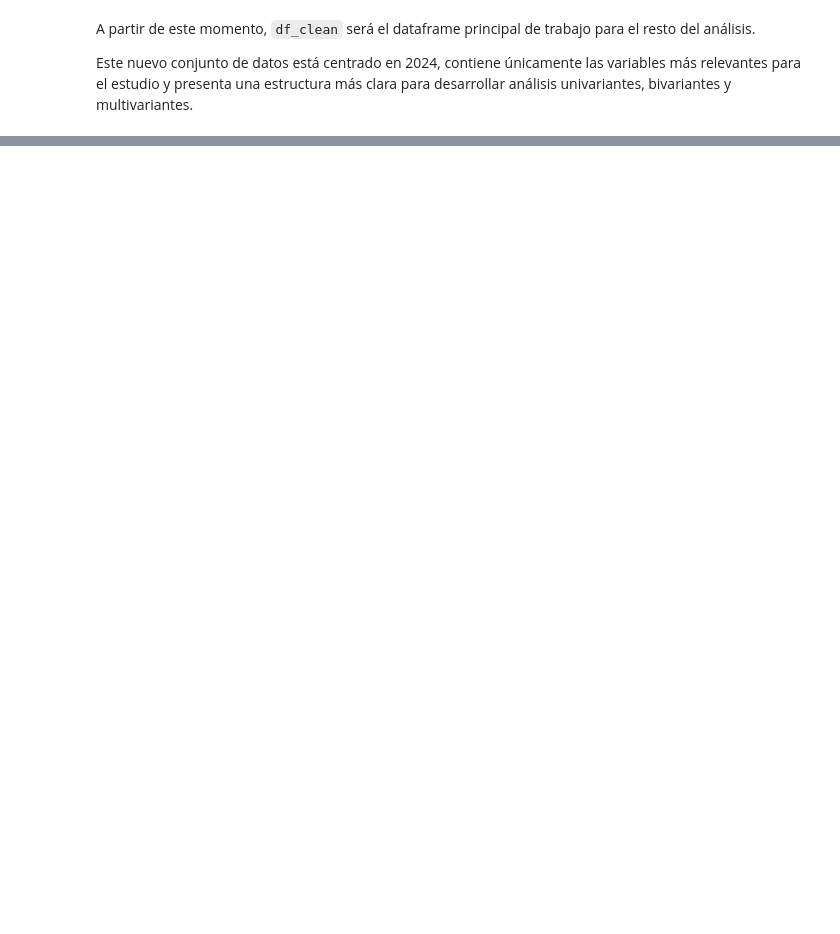
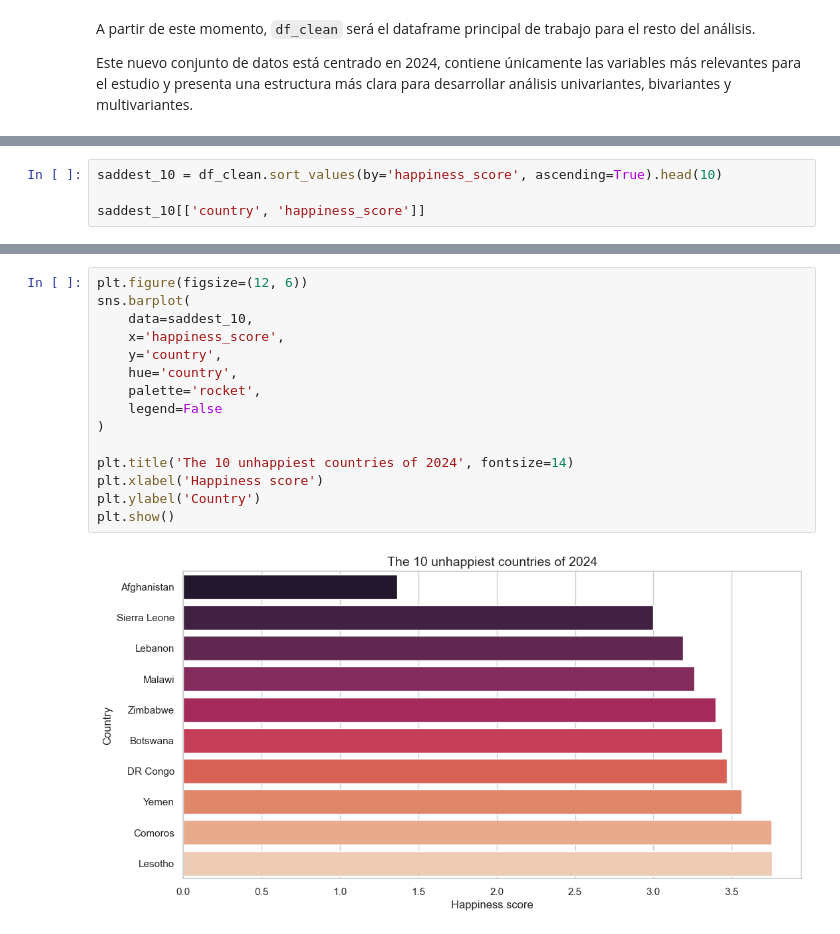
Before and after one commit to josemarin-create/eda-happiness-2024, a Jupyter notebook: notebooks/eda_happiness.ipynb, the cells around one changed output, grey strips where cells are left out. Drawn from its saved outputs; the diff is of its cells as text; blank space fills up the shorter version.

```diff
--- a/notebooks/eda_happiness.ipynb
+++ b/notebooks/eda_happiness.ipynb
@@ -347,0 +423,4 @@ Este nuevo conjunto de datos está centrado en 2024, contiene únicamente las va
+# %%
+saddest_10 = df_clean.sort_values(by='happiness_score', ascending=True).head(10)
+
+saddest_10[['country', 'happiness_score']]
@@ -347,0 +439,17 @@ Este nuevo conjunto de datos está centrado en 2024, contiene únicamente las va
+# %%
+plt.figure(figsize=(12, 6))
+sns.barplot(
+    data=saddest_10,
+    x='happiness_score',
+    y='country',
+    hue='country',
+    palette='rocket',
+    legend=False
+)
+
+plt.title('The 10 unhappiest countries of 2024', fontsize=14)
+plt.xlabel('Happiness score')
+plt.ylabel('Country')
+plt.show()
+# %% [output]
+[figure, added]
```
Also changed, not shown: parts of 13 cells of this notebook.
